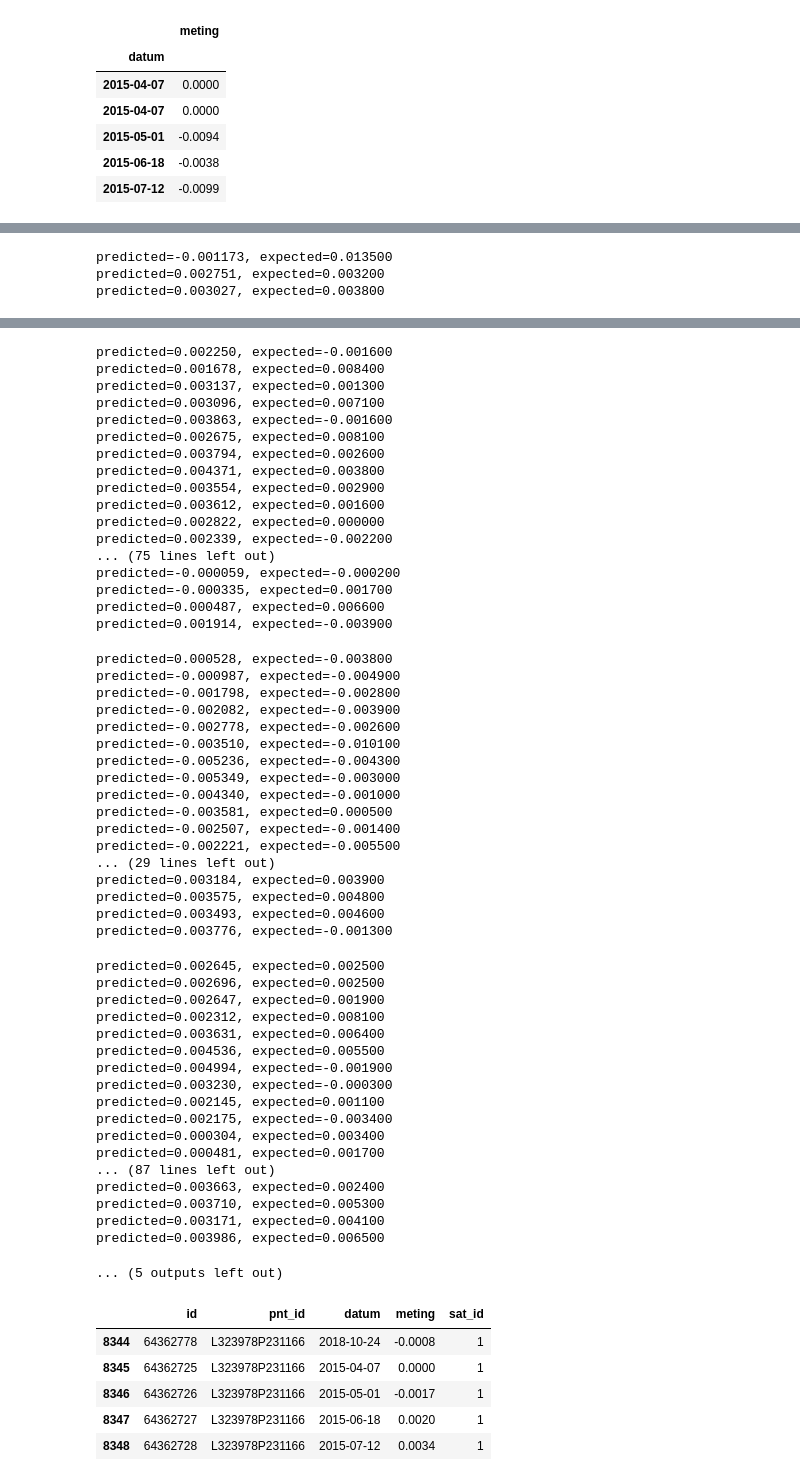
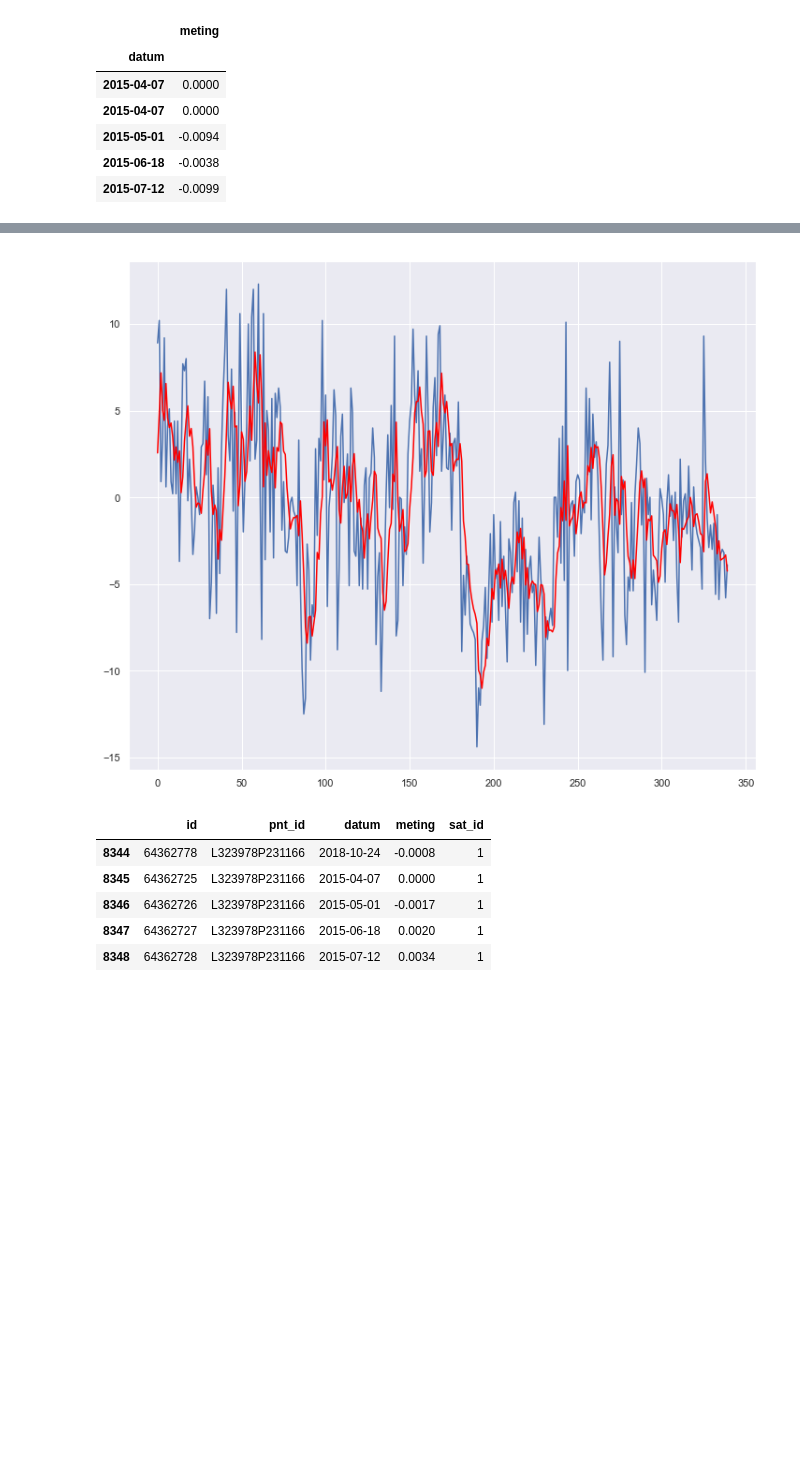
Before and after one commit to Jellybean12/Groepje-C3, a Jupyter notebook: ARMA.ipynb, the cells around one changed output, grey strips where cells are left out. Drawn from its saved outputs; the diff is of its cells as text; code cells hidden in the pictures; blank space fills up the shorter version.

```diff
--- a/ARMA.ipynb
+++ b/ARMA.ipynb
@@ -146,6 +146,9 @@ def parser(x):
 	return datetime.strptime('190'+x, '%Y-%m')
 
 series = read_csv('satallbor475.csv', header=0, parse_dates=[0], index_col=0, squeeze=True)
+series = pd.DataFrame(series)
+series['meting'] = series['meting'].multiply(1000)
+series = series.head(1000)
 X = series.values
 size = int(len(X) * 0.66)
 train, test = X[0:size], X[size:len(X)]
@@ -255,3 +189,0 @@ predicted=-0.002978, expected=0.001600
-predicted=-0.001173, expected=0.013500
-predicted=0.002751, expected=0.003200
-predicted=0.003027, expected=0.003800
@@ -309,55 +190,4 @@ predicted=0.002004, expected=0.002900
-predicted=0.002250, expected=-0.001600
-predicted=0.001678, expected=0.008400
-predicted=0.003137, expected=0.001300
-predicted=0.003096, expected=0.007100
-predicted=0.003863, expected=-0.001600
-predicted=0.002675, expected=0.008100
-predicted=0.003794, expected=0.002600
-predicted=0.004371, expected=0.003800
-predicted=0.003554, expected=0.002900
-predicted=0.003612, expected=0.001600
-predicted=0.002822, expected=0.000000
-predicted=0.002339, expected=-0.002200
-... (75 lines left out)
-predicted=-0.000059, expected=-0.000200
-predicted=-0.000335, expected=0.001700
-predicted=0.000487, expected=0.006600
-predicted=0.001914, expected=-0.003900
-predicted=0.000528, expected=-0.003800
-predicted=-0.000987, expected=-0.004900
-predicted=-0.001798, expected=-0.002800
-predicted=-0.002082, expected=-0.003900
-predicted=-0.002778, expected=-0.002600
-predicted=-0.003510, expected=-0.010100
-predicted=-0.005236, expected=-0.004300
-predicted=-0.005349, expected=-0.003000
-predicted=-0.004340, expected=-0.001000
-predicted=-0.003581, expected=0.000500
-predicted=-0.002507, expected=-0.001400
-predicted=-0.002221, expected=-0.005500
-... (29 lines left out)
-predicted=0.003184, expected=0.003900
-predicted=0.003575, expected=0.004800
-predicted=0.003493, expected=0.004600
-predicted=0.003776, expected=-0.001300
-predicted=0.002645, expected=0.002500
-predicted=0.002696, expected=0.002500
-predicted=0.002647, expected=0.001900
-predicted=0.002312, expected=0.008100
-predicted=0.003631, expected=0.006400
-predicted=0.004536, expected=0.005500
-predicted=0.004994, expected=-0.001900
-predicted=0.003230, expected=-0.000300
-predicted=0.002145, expected=0.001100
-predicted=0.002175, expected=-0.003400
-predicted=0.000304, expected=0.003400
-predicted=0.000481, expected=0.001700
-... (87 lines left out)
-predicted=0.003663, expected=0.002400
-predicted=0.003710, expected=0.005300
-predicted=0.003171, expected=0.004100
-predicted=0.003986, expected=0.006500
-... (5 outputs left out)
+[figure, added]
 # %%
 sat1 = d.loc[d['sat_id'] == '1']
 # %%
```
Also changed, not shown: parts of 1 cell of this notebook, 5 other files.
